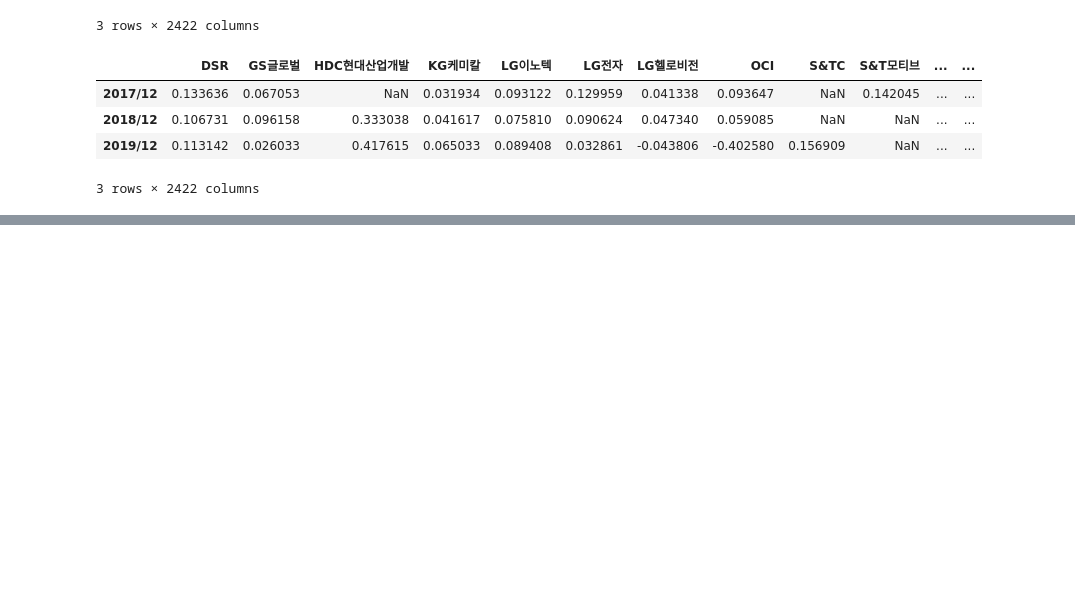
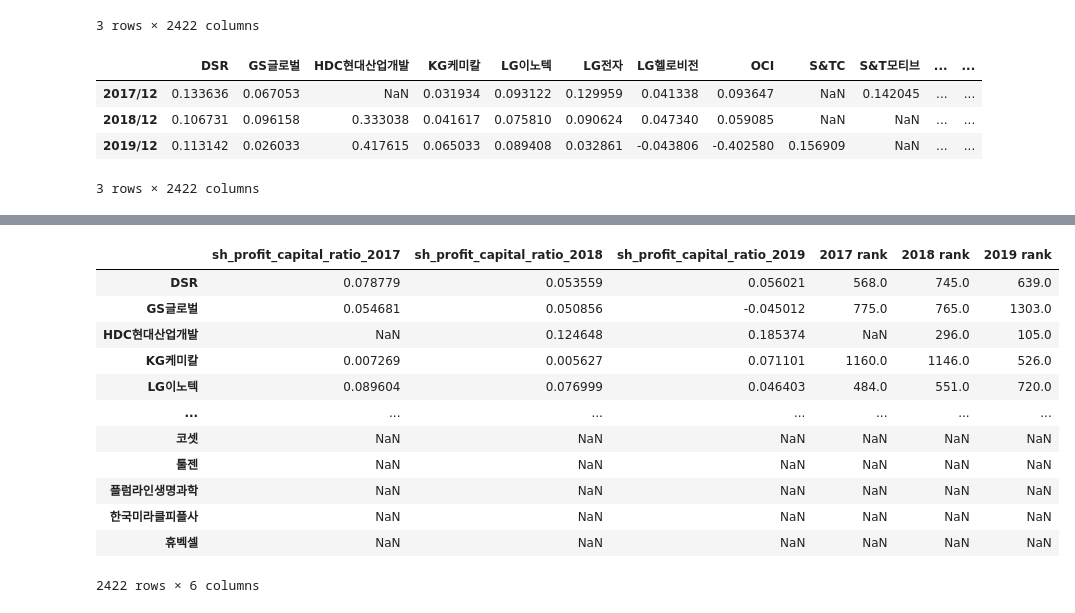
Before and after one commit to mingqook/Finance_ML, a Jupyter notebook: test.ipynb, the cells around one changed output, grey strips where cells are left out. Drawn from its saved outputs; the diff is of its cells as text; code cells hidden in the pictures; blank space fills up the shorter version.

```diff
--- a/test.ipynb
+++ b/test.ipynb
@@ -506,0 +693,18 @@ capital_ratio  #### 투하자본 수익률
+# %%
+#### 2017 ~ 2019 자기자본이익률 추출
+sh_profit = data_f['지배주주순이익']
+sh_profit = sh_profit.T
+capital = data_f['자본']
+capital = capital.T
+
+sh_profit_capital_ratio = sh_profit / capital
+
+sh_profit_capital_ratio_n = pd.DataFrame({"종목코드" :list(sh_profit_capital_ratio.columns)})
+sh_profit_capital_ratio_nn = sh_profit_capital_ratio_n.merge(tn)
+sh_profit_capital_ratio.columns = list(sh_profit_capital_ratio_nn['회사명'])
+
+sh_profit_capital_ratio_2017 = sh_profit_capital_ratio.iloc[0,:]
+sh_profit_capital_ratio_2018 = sh_profit_capital_ratio.iloc[1,:]
+sh_profit_capital_ratio_2019 = sh_profit_capital_ratio.iloc[2,:]
+sh_profit_capital_ratio = sh_profit_capital_ratio.T
+sh_profit_capital_ratio.columns = ['sh_profit_capital_ratio_2017', 'sh_profit_capital_ratio_2018', 'sh_profit_capital_ratio_2019']
@@ -506,0 +725,20 @@ capital_ratio  #### 투하자본 수익률
+# %%
+#### 자기자본이익률 rank
+sh_profit_capital_ratio['2017 rank']  = sh_profit_capital_ratio['sh_profit_capital_ratio_2017'].rank(ascending=False)
+sh_profit_capital_ratio['2018 rank']  = sh_profit_capital_ratio['sh_profit_capital_ratio_2018'].rank(ascending=False)
+sh_profit_capital_ratio['2019 rank']  = sh_profit_capital_ratio['sh_profit_capital_ratio_2019'].rank(ascending=False)
+# sh_profit_capital_ratio
+# %% [output]
+|  | sh_profit_capital_ratio_2017 | sh_profit_capital_ratio_2018 | sh_profit_capital_ratio_2019 | 2017 rank | 2018 rank | 2019 rank |
+| DSR | 0.078779 | 0.053559 | 0.056021 | 568.0 | 745.0 | 639.0 |
+| GS글로벌 | 0.054681 | 0.050856 | -0.045012 | 775.0 | 765.0 | 1303.0 |
+| HDC현대산업개발 | NaN | 0.124648 | 0.185374 | NaN | 296.0 | 105.0 |
+| KG케미칼 | 0.007269 | 0.005627 | 0.071101 | 1160.0 | 1146.0 | 526.0 |
+| LG이노텍 | 0.089604 | 0.076999 | 0.046403 | 484.0 | 551.0 | 720.0 |
+| ... | ... | ... | ... | ... | ... | ... |
+| 코셋 | NaN | NaN | NaN | NaN | NaN | NaN |
+| 툴젠 | NaN | NaN | NaN | NaN | NaN | NaN |
+| 플럼라인생명과학 | NaN | NaN | NaN | NaN | NaN | NaN |
+| 한국미라클피플사 | NaN | NaN | NaN | NaN | NaN | NaN |
+| 휴벡셀 | NaN | NaN | NaN | NaN | NaN | NaN |
+2422 rows × 6 columns
```
Also changed, not shown: parts of 70 cells of this notebook, 1 other file.
